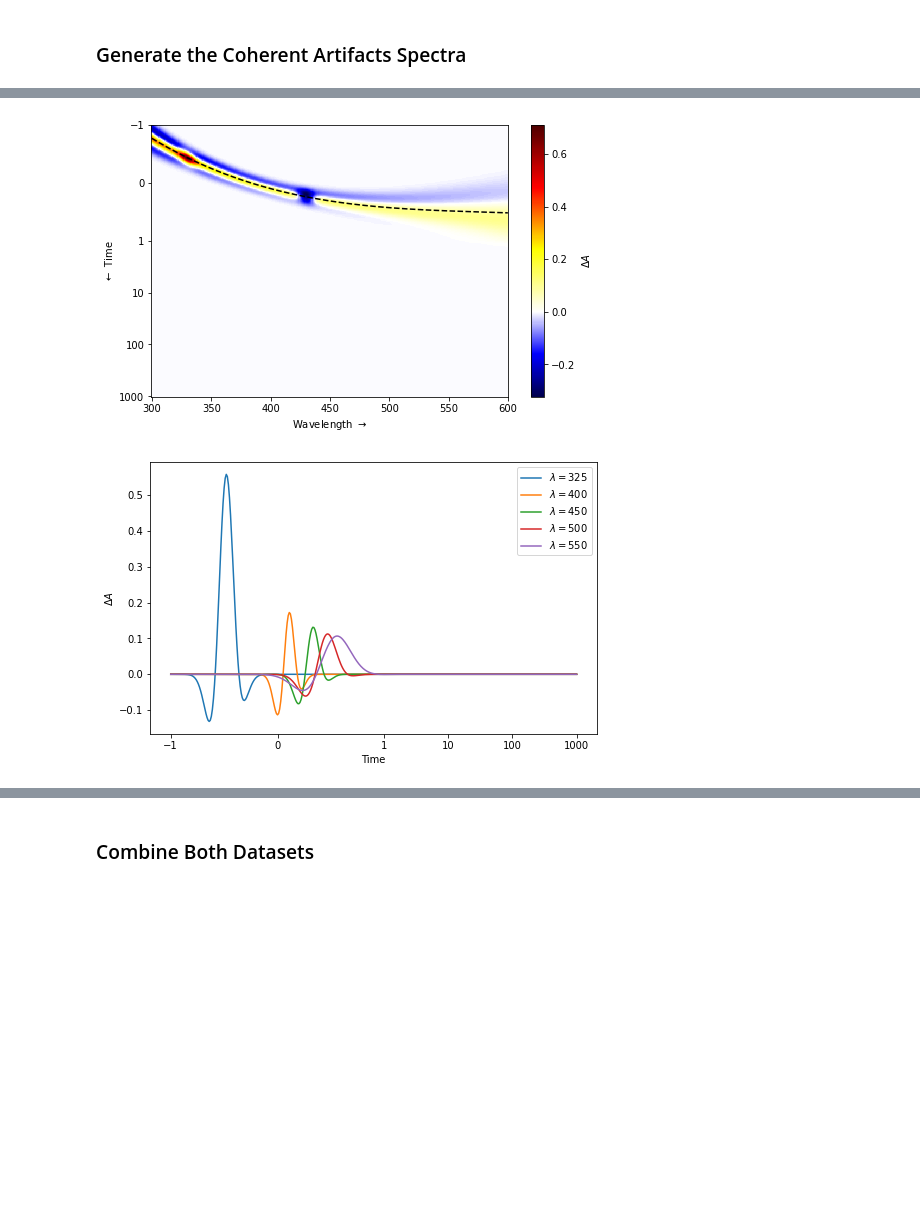
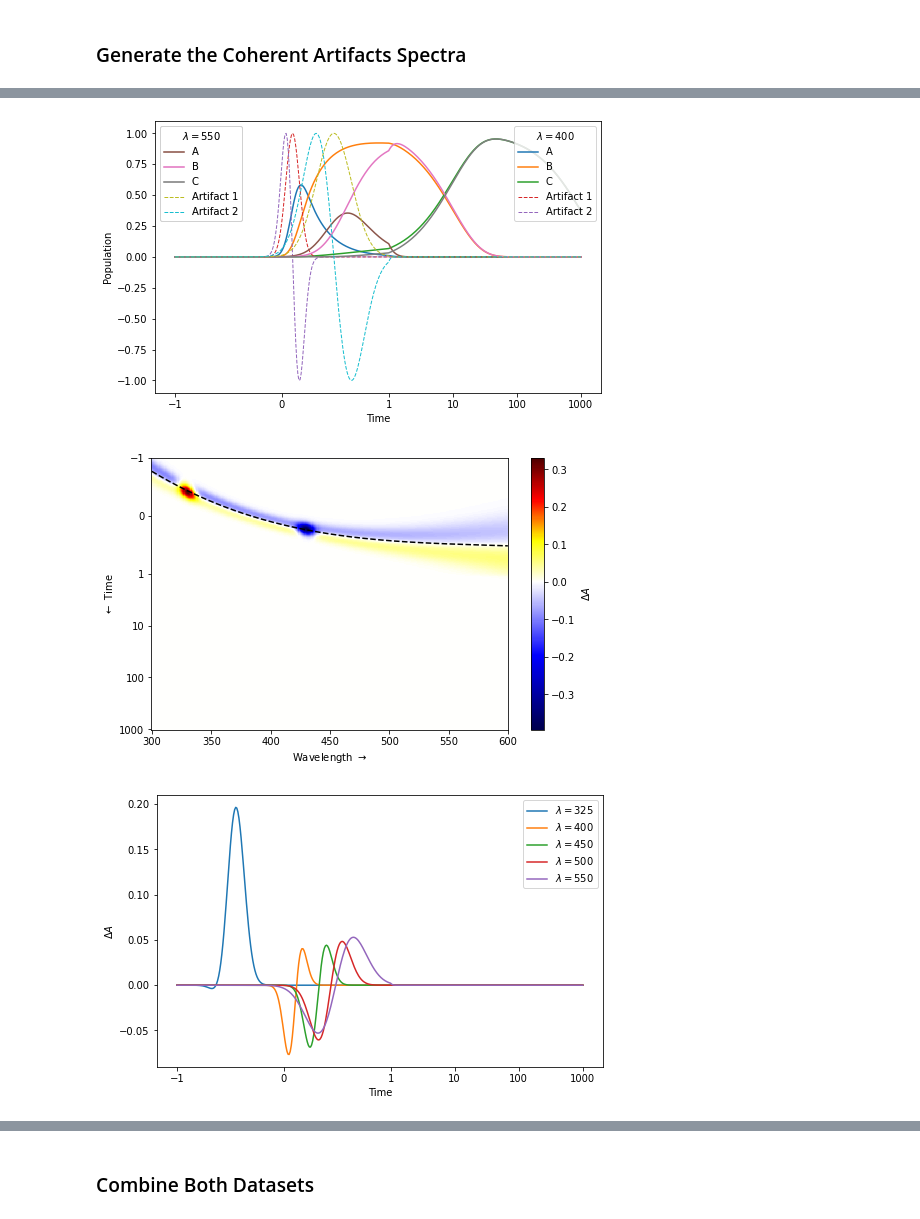
Before and after one commit to dmadea/Jupyter-Tutorials, a Jupyter notebook: Femto + LDM/Femto tutorial.ipynb, the cells around one changed output, grey strips where cells are left out. Cells and saved outputs as stored; diff of their text form; code cells hidden in the pictures; blank space fills up the shorter version.

```diff
--- a/Femto + LDM/Femto tutorial.ipynb
+++ b/Femto + LDM/Femto tutorial.ipynb
@@ -443,7 +448,7 @@ def plot_matrix(times: np.ndarray, wavelengths: np.ndarray, D: np.ndarray, mu: U
 
 # plot some traces
 def plot_traces(times: np.ndarray, wavelengths: np.ndarray, D: np.ndarray, idxs: Iterable = (25, 100, 150, 200, 250)):
-    """Plots the data matrix as heat map.
+    """Plots the traces at selected indexes of wavelengths array.
 
     Parameters
     ----------
@@ -454,7 +459,7 @@ def plot_traces(times: np.ndarray, wavelengths: np.ndarray, D: np.ndarray, idxs:
     D :
         Matrix to plot.
     idxs :
-         Indexes in wavelengths to plot.
+         Indexes in wavelengths array to plot.
     """
     for i in (idxs):
         plt.plot(times, D[:, i], label=f'$\\lambda = {i + wavelengths[0]}$')
@@ -465,6 +470,8 @@ def plot_traces(times: np.ndarray, wavelengths: np.ndarray, D: np.ndarray, idxs:
     plt.legend()
     plt.show()
 
+
+
 plot_matrix(times, wavelengths, D)
 plot_traces(times, wavelengths, D)
 # %% [output]
@@ -659,16 +713,16 @@ plt.show()
 ### Generate the Coherent Artifacts Spectra
 # %%
 # create a coh-spectra matrix, only 3 derivatives will be used
-S_COH = np.zeros((n_w, 3), dtype=np.float64)
+S_COH = np.zeros((n_w, 2), dtype=np.float64)
 
 # coherent artifacts spectra
 
 # the first artifact with zero order gaussian represents the stimulated Raman scattering signals
-S_COH[:, 0] = -0.7 * gauss(wavelengths, 430, 5) + 0.7 * gauss(wavelengths, 330, 5) + (wavelengths - 300) * 0.0005 - 0.05
+S_COH[:, 0] = -0.36 * gauss(wavelengths, 430, 5) + 0.36 * gauss(wavelengths, 330, 5) + (wavelengths - 300) * 0.0002 - 0.05
 
 # next signals simulates the cross-phase modulation
-S_COH[:, 1] = -0.1*np.exp(-(wavelengths - 300) * 0.0005)
-S_COH[:, 2] = -0.3*np.exp(-(wavelengths - 300) * 0.009)
+S_COH[:, 1] = -0.06*np.exp(-(wavelengths - 300) * 0.0005)
+# S_COH[:, 2] = -0.16*np.exp(-(wavelengths - 300) * 0.009)
 
 # plot the gaussian derivatives
 for i in range(S_COH.shape[1]):
@@ -681,12 +735,20 @@ plt.show()
 # %%
 # simulate artifacts, including the chirp and plot the matrix
-C_COH = gaussian_derivatives(times, tau, mu, normalized=True)[:-1, ...]  # remove the last derivative
+C = simulate_C(times, K, j, tau, mu)
+C_COH = gaussian_derivatives(times, tau, mu, normalized=True)[:-2, ...]  # remove the last derivative
 C_COH = C_COH.transpose(1, 2, 0)  # transpose dimensions for batch matrix vector multiplication
 
-D_COH = 0.6*np.matmul(C_COH, S_COH[..., None]).squeeze().T
+C_full = np.concatenate((C, C_COH), axis=-1)  # combine traces and artifacts
+S_full = np.concatenate((S, S_COH), axis=-1)
+
+D_COH = np.matmul(C_COH, S_COH[..., None]).squeeze().T
+
+plot_populations(times, wavelengths, C_full, idxs=(100, 250))
 
 plot_matrix(times, wavelengths, D_COH, mu)
 plot_traces(times, wavelengths, D_COH)
+plot_spectra(S_full)
 # %% [output]
-[figure, old version]
+[figure, new version]
-[figure, old version]
+[figure, new version]
+[figure, added]
```
Also changed, not shown: parts of 13 cells of this notebook.
